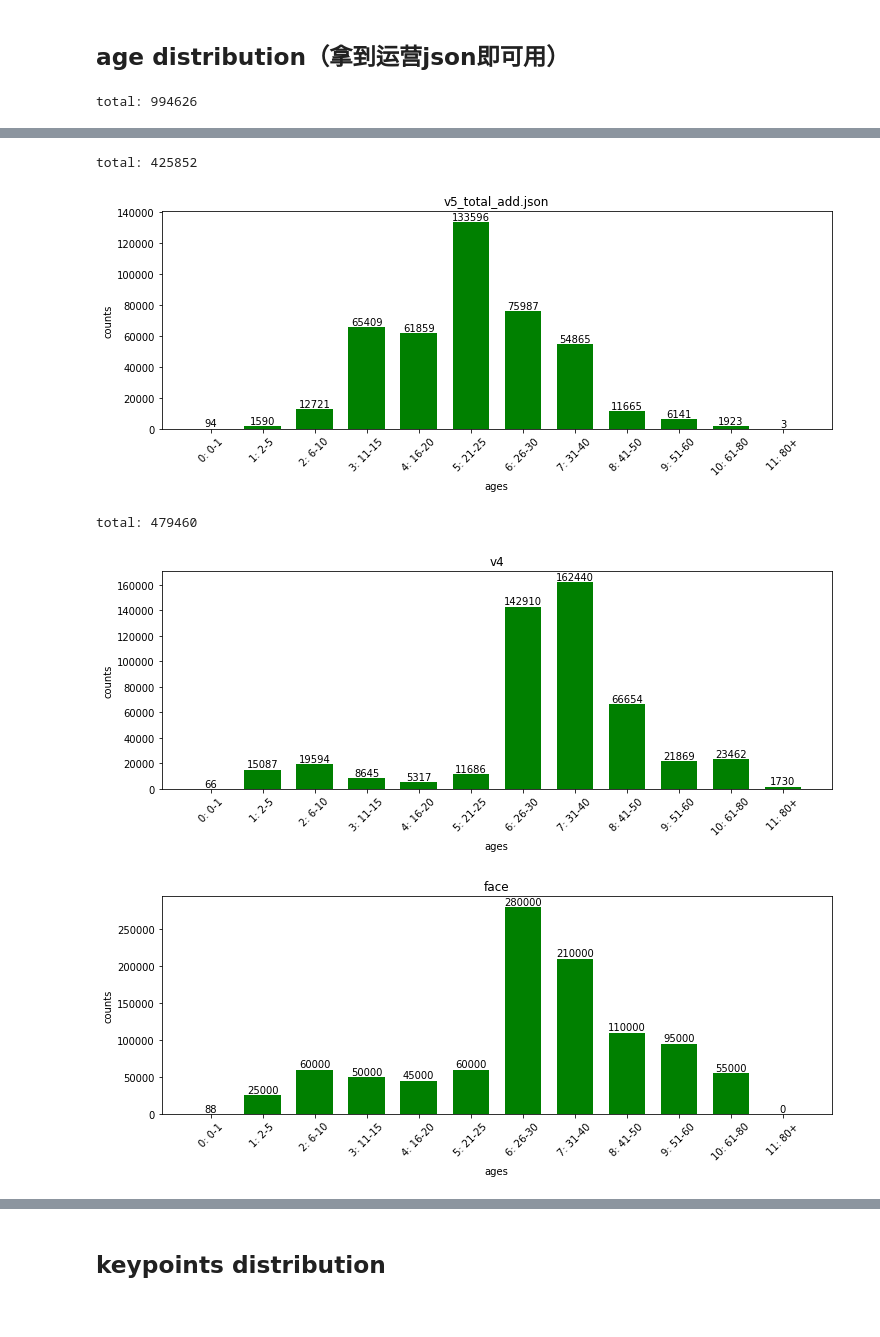
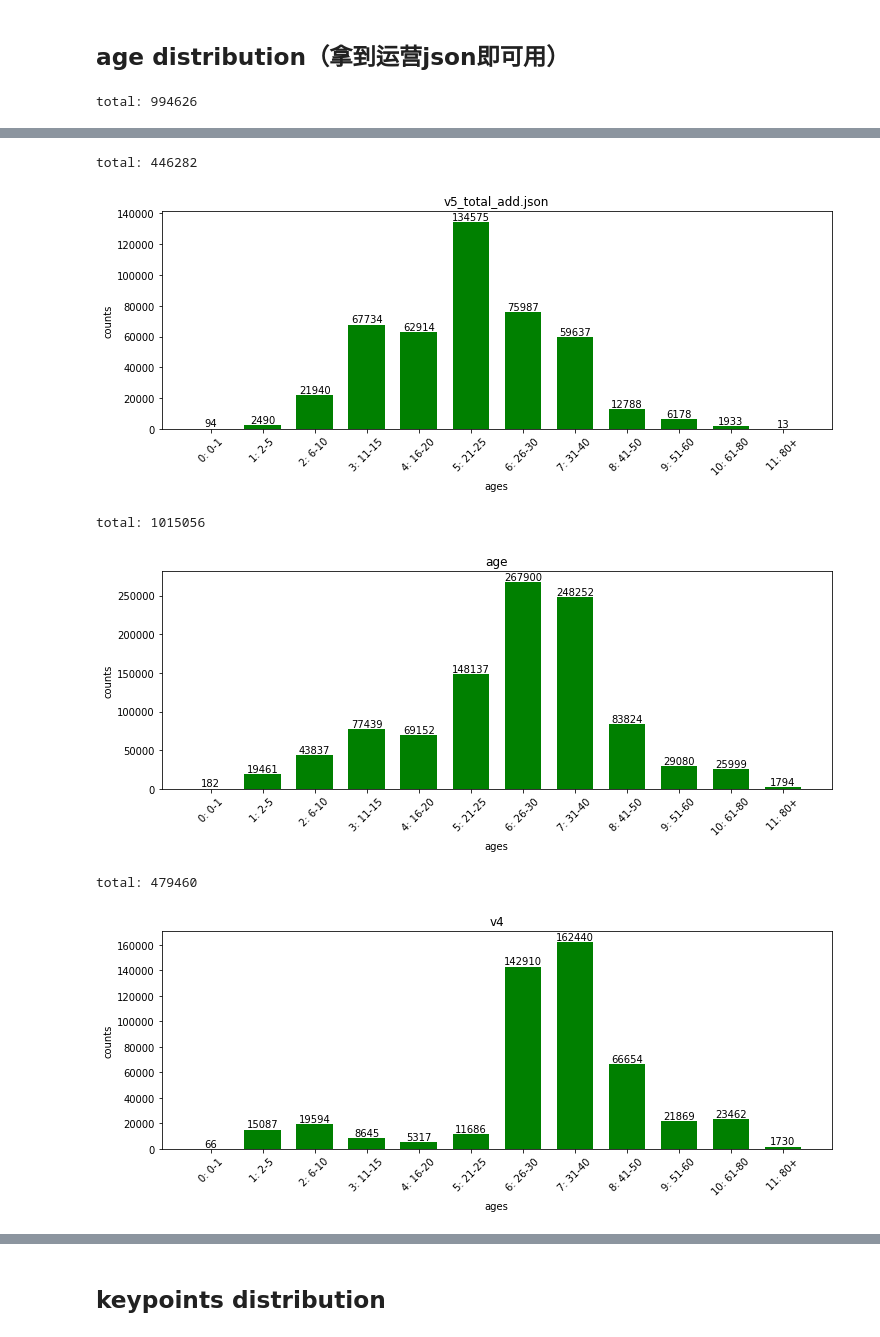
Before and after one commit to RamsleyJunting/my_ipynb, a Jupyter notebook: attr_bar.ipynb, the cells around one changed output, grey strips where cells are left out. Saved outputs shown, nothing was run; the diff lists cells and outputs as text; code cells hidden in the pictures.

```diff
--- a/attr_bar.ipynb
+++ b/attr_bar.ipynb
@@ -66,36 +66,37 @@ task="age"
 #         "/world/data-c26/liliang/person_attribute/v5/lst/%s/source/v5_anta3_11-25_filtercam.json"%task,
 #        "/world/data-c26/liliang/person_attribute/v5/lst/%s/train_keypoints.json"%task,
 #        "/world/data-c26/liliang/person_attribute/v5/train/%s/labels2imgs.json"%task]
 # path = ["/world/data-c26/xiaoyouchang/person_attribute/v3/test/age/labels2imgs.json"]
 path = [
            "/world/data-c26/liliang/person_attribute/v5/train/%s/labels2imgs.json"%task,
 #         "/world/data-c26/liliang/person_attribute/v5/lst/%s/source/train_keypoints_before_v5.json"%task,
 #     "/world/data-c26/liliang/person_attribute/v5/lst/%s/source/v5_anta4_31-40_filtercam.json"%task,
         "/world/data-c26/liliang/person_attribute/v5/lst/%s/source/v5_total_add.json"%task,
 #     "/world/data-c26/liliang/person_attribute/v5/lst/%s/source/v5_select.json"%task,
-#     "/world/data-c26/liliang/person_attribute/v5/lst/age_test_5h/train_keypoints.json",
+    "/world/data-c26/liliang/person_attribute/v5/lst/age/train_keypoints.json",
 #     "/world/data-c26/liliang/person_attribute/v5/train/age_test/labels2imgs.json",
 "/world/data-c26/liliang/person_attribute/v4/train/age/labels2imgs.json"]
 
 for p in path:
     if isinstance(p, list):
         dataset_name = "new_add" #conbine two jsons
     else:
         if "labels2imgs" in p:
             dataset_name = p.split("/")[-4]
         elif "train_keypoints" in p:
             dataset_name = p.split("/")[-2]
         else:
             dataset_name = p.split("/")[-1]
     age_scope, scope_cnt = get_labels(p)
     age_distribution(dataset_name, age_scope, scope_cnt)
 age_distribution("face", age_scope, [88,25000,60000,50000,45000,60000,280000,210000,110000,95000,55000,0])
 ### 输出的统计会比json偏少，因为age的某些label会跳过
 # %% [output]
 total: 994626
 [figure]
-total: 425852
+total: 446282
-[figure, old version]
+[figure, new version]
-total: 479460
+total: 1015056
-[figure, old version]
+[figure, new version]
+total: 479460
-[figure, old version]
+[figure, new version]
```
Also changed, not shown: parts of 1 cell of this notebook, 9 other files.
